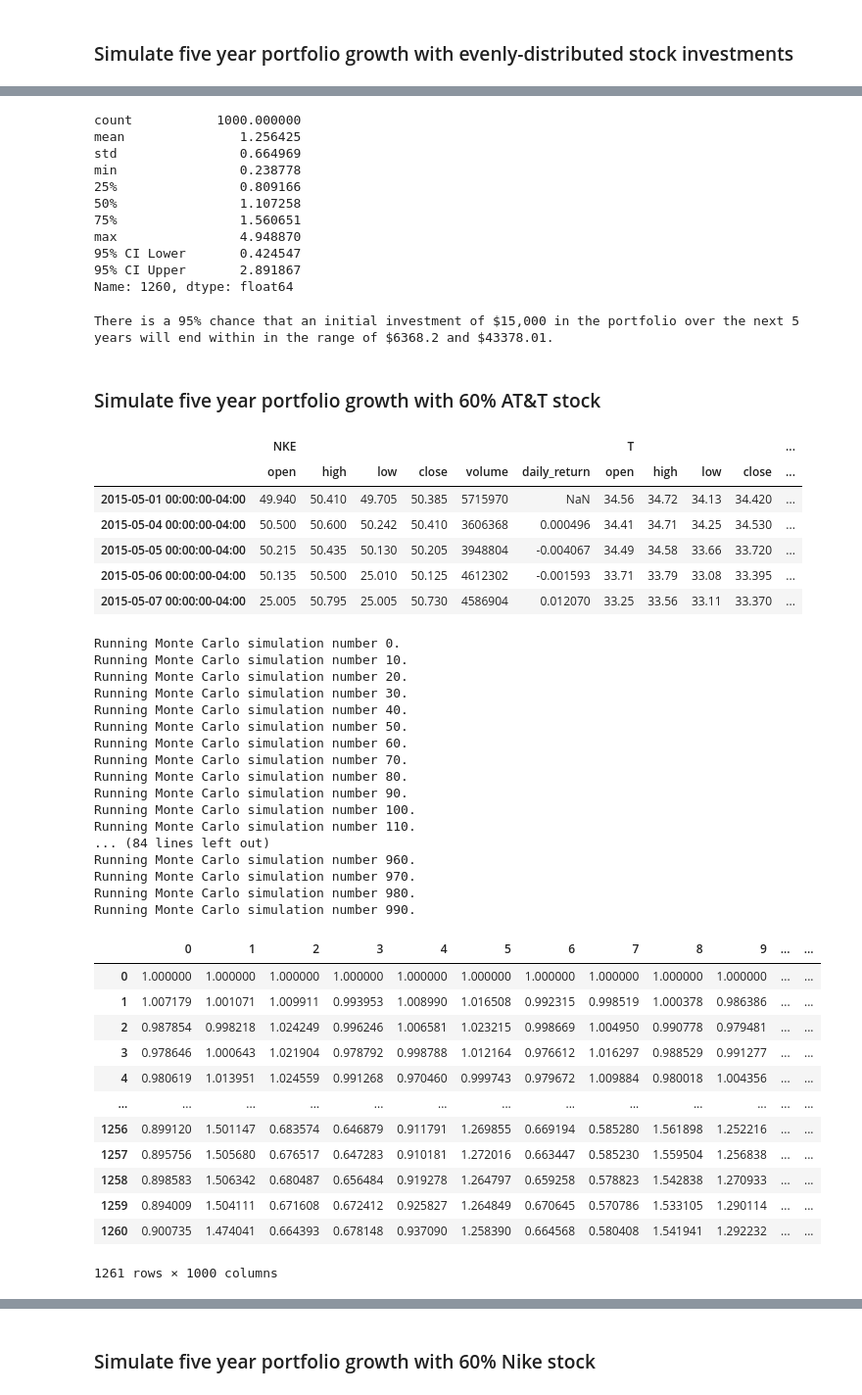
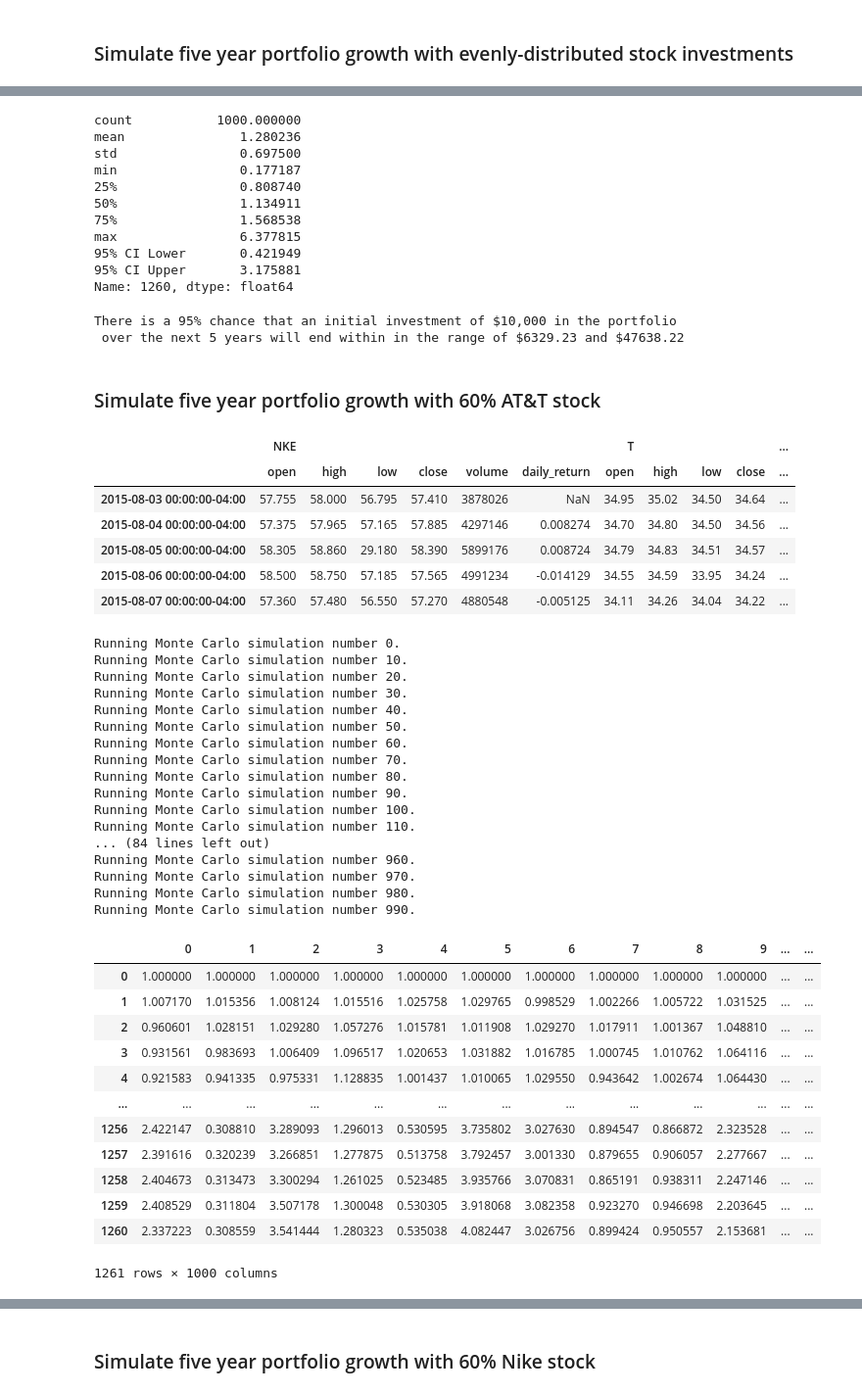
Before and after one commit to KPH3802/Monte_Carlo_Stock_Simulation, a Jupyter notebook: Three_Stock_Monte.ipynb, the cells around one changed output, grey strips where cells are left out. Shown: that part at 98% size. Drawn from its saved outputs; the diff is of its cells as text; code cells hidden in the pictures.

```diff
--- a/Three_Stock_Monte.ipynb
+++ b/Three_Stock_Monte.ipynb
@@ -33,8 +33,8 @@ api = tradeapi.REST(
 timeframe = "1D"
 
 # Set start and end datetimes between now and 5 years ago.
-start_date = pd.Timestamp("2015-05-01", tz="America/New_York").isoformat()
-end_date = pd.Timestamp("2020-05-01", tz="America/New_York").isoformat()
+start_date = pd.Timestamp("2015-08-01", tz="America/New_York").isoformat()
+end_date = pd.Timestamp("2020-08-01", tz="America/New_York").isoformat()
 
 # Set the ticker information
 tickers = ["T","NKE","XOM"]
@@ -130,76 +130,85 @@ dist_plot.get_figure().savefig('Images/MC_fiveyear_dist_plot.png',bbox_inches='t
 # %%
 # Fetch summary statistics from the Monte Carlo simulation results
-# YOUR CODE HERE!
+even_tbl = MC_even_dist.summarize_cumulative_return()
 
 # Print summary statistics
 print(even_tbl)
 # %% [output]
 count           1000.000000
-mean               1.256425
-std                0.664969
-min                0.238778
-25%                0.809166
-50%                1.107258
-75%                1.560651
-max                4.948870
-95% CI Lower       0.424547
-95% CI Upper       2.891867
+mean               1.280236
+std                0.697500
+min                0.177187
+25%                0.808740
+50%                1.134911
+75%                1.568538
+max                6.377815
+95% CI Lower       0.421949
+95% CI Upper       3.175881
 Name: 1260, dtype: float64
 # %%
-# Use the lower and upper `95%` confidence intervals to calculate the range of the possible outcomes of our $15,000 investments stocks
-# YOUR CODE HERE!
+# Use the lower and upper `95%` confidence intervals to calculate the range of the possible outcomes of my $15,000 investments stocks
+ci_lower = round(even_tbl[8]*15000,2)
+ci_upper = round(even_tbl[9]*15000,2)
 
 # Print results
-# YOUR CODE HERE!
+print(f"There is a 95% chance that an initial investment of $10,000 in the portfolio\n"
+      f" over the next 5 years will end within in the range of"
+      f" ${ci_lower} and ${ci_upper}")
 # %% [output]
-There is a 95% chance that an initial investment of $15,000 in the portfolio over the next 5 years will end within in the range of $6368.2 and $43378.01.
+There is a 95% chance that an initial investment of $10,000 in the portfolio
+ over the next 5 years will end within in the range of $6329.23 and $47638.22
 # %% [markdown]
 ### Simulate five year portfolio growth with 60% AT&T stock
 # %%
 # Configure a Monte Carlo simulation to forecast five years cumulative returns with 60% AT&T stock
-# YOUR CODE HERE!
+MC_att = MCSimulation(
+    portfolio_data = df_ticker,
+    weights = [.60,.20,.20],
+    num_simulation = 1000,
+    num_trading_days = 252*5
+)
 
 # Print the simulation input data
 MC_att.portfolio_data.head()
 # %% [output]
 |  | NKE |  |  |  |  |  | T |  |  |  | ... |
 |  | open | high | low | close | volume | daily_return | open | high | low | close | ... |
-| 2015-05-01 00:00:00-04:00 | 49.940 | 50.410 | 49.705 | 50.385 | 5715970 | NaN | 34.56 | 34.72 | 34.13 | 34.420 | ... |
-| 2015-05-04 00:00:00-04:00 | 50.500 | 50.600 | 50.242 | 50.410 | 3606368 | 0.000496 | 34.41 | 34.71 | 34.25 | 34.530 | ... |
-| 2015-05-05 00:00:00-04:00 | 50.215 | 50.435 | 50.130 | 50.205 | 3948804 | -0.004067 | 34.49 | 34.58 | 33.66 | 33.720 | ... |
-| 2015-05-06 00:00:00-04:00 | 50.135 | 50.500 | 25.010 | 50.125 | 4612302 | -0.001593 | 33.71 | 33.79 | 33.08 | 33.395 | ... |
-| 2015-05-07 00:00:00-04:00 | 25.005 | 50.795 | 25.005 | 50.730 | 4586904 | 0.012070 | 33.25 | 33.56 | 33.11 | 33.370 | ... |
+| 2015-08-03 00:00:00-04:00 | 57.755 | 58.000 | 56.795 | 57.410 | 3878026 | NaN | 34.95 | 35.02 | 34.50 | 34.64 | ... |
+| 2015-08-04 00:00:00-04:00 | 57.375 | 57.965 | 57.165 | 57.885 | 4297146 | 0.008274 | 34.70 | 34.80 | 34.50 | 34.56 | ... |
+| 2015-08-05 00:00:00-04:00 | 58.305 | 58.860 | 29.180 | 58.390 | 5899176 | 0.008724 | 34.79 | 34.83 | 34.51 | 34.57 | ... |
+| 2015-08-06 00:00:00-04:00 | 58.500 | 58.750 | 57.185 | 57.565 | 4991234 | -0.014129 | 34.55 | 34.59 | 33.95 | 34.24 | ... |
+| 2015-08-07 00:00:00-04:00 | 57.360 | 57.480 | 56.550 | 57.270 | 4880548 | -0.005125 | 34.11 | 34.26 | 34.04 | 34.22 | ... |
 # %%
 # Run a Monte Carlo simulation to forecast five years cumulative returns with 60% AT&T stock
-# YOUR CODE HERE!
+MC_att.calc_cumulative_return()
 # %% [output]
 Running Monte Carlo simulation number 0.
 Running Monte Carlo simulation number 10.
 Running Monte Carlo simulation number 20.
 Running Monte Carlo simulation number 30.
 Running Monte Carlo simulation number 40.
 Running Monte Carlo simulation number 50.
 Running Monte Carlo simulation number 60.
 Running Monte Carlo simulation number 70.
 Running Monte Carlo simulation number 80.
 Running Monte Carlo simulation number 90.
 Running Monte Carlo simulation number 100.
 Running Monte Carlo simulation number 110.
 ... (84 lines left out)
 Running Monte Carlo simulation number 960.
 Running Monte Carlo simulation number 970.
 Running Monte Carlo simulation number 980.
 Running Monte Carlo simulation number 990.
 |  | 0 | 1 | 2 | 3 | 4 | 5 | 6 | 7 | 8 | 9 | ... | ... |
 | 0 | 1.000000 | 1.000000 | 1.000000 | 1.000000 | 1.000000 | 1.000000 | 1.000000 | 1.000000 | 1.000000 | 1.000000 | ... | ... |
-| 1 | 1.007179 | 1.001071 | 1.009911 | 0.993953 | 1.008990 | 1.016508 | 0.992315 | 0.998519 | 1.000378 | 0.986386 | ... | ... |
-| 2 | 0.987854 | 0.998218 | 1.024249 | 0.996246 | 1.006581 | 1.023215 | 0.998669 | 1.004950 | 0.990778 | 0.979481 | ... | ... |
-| 3 | 0.978646 | 1.000643 | 1.021904 | 0.978792 | 0.998788 | 1.012164 | 0.976612 | 1.016297 | 0.988529 | 0.991277 | ... | ... |
-| 4 | 0.980619 | 1.013951 | 1.024559 | 0.991268 | 0.970460 | 0.999743 | 0.979672 | 1.009884 | 0.980018 | 1.004356 | ... | ... |
+| 1 | 1.007170 | 1.015356 | 1.008124 | 1.015516 | 1.025758 | 1.029765 | 0.998529 | 1.002266 | 1.005722 | 1.031525 | ... | ... |
+| 2 | 0.960601 | 1.028151 | 1.029280 | 1.057276 | 1.015781 | 1.011908 | 1.029270 | 1.017911 | 1.001367 | 1.048810 | ... | ... |
+| 3 | 0.931561 | 0.983693 | 1.006409 | 1.096517 | 1.020653 | 1.031882 | 1.016785 | 1.000745 | 1.010762 | 1.064116 | ... | ... |
+| 4 | 0.921583 | 0.941335 | 0.975331 | 1.128835 | 1.001437 | 1.010065 | 1.029550 | 0.943642 | 1.002674 | 1.064430 | ... | ... |
 | ... | ... | ... | ... | ... | ... | ... | ... | ... | ... | ... | ... | ... |
-| 1256 | 0.899120 | 1.501147 | 0.683574 | 0.646879 | 0.911791 | 1.269855 | 0.669194 | 0.585280 | 1.561898 | 1.252216 | ... | ... |
-| 1257 | 0.895756 | 1.505680 | 0.676517 | 0.647283 | 0.910181 | 1.272016 | 0.663447 | 0.585230 | 1.559504 | 1.256838 | ... | ... |
-| 1258 | 0.898583 | 1.506342 | 0.680487 | 0.656484 | 0.919278 | 1.264797 | 0.659258 | 0.578823 | 1.542838 | 1.270933 | ... | ... |
-| 1259 | 0.894009 | 1.504111 | 0.671608 | 0.672412 | 0.925827 | 1.264849 | 0.670645 | 0.570786 | 1.533105 | 1.290114 | ... | ... |
-| 1260 | 0.900735 | 1.474041 | 0.664393 | 0.678148 | 0.937090 | 1.258390 | 0.664568 | 0.580408 | 1.541941 | 1.292232 | ... | ... |
+| 1256 | 2.422147 | 0.308810 | 3.289093 | 1.296013 | 0.530595 | 3.735802 | 3.027630 | 0.894547 | 0.866872 | 2.323528 | ... | ... |
+| 1257 | 2.391616 | 0.320239 | 3.266851 | 1.277875 | 0.513758 | 3.792457 | 3.001330 | 0.879655 | 0.906057 | 2.277667 | ... | ... |
+| 1258 | 2.404673 | 0.313473 | 3.300294 | 1.261025 | 0.523485 | 3.935766 | 3.070831 | 0.865191 | 0.938311 | 2.247146 | ... | ... |
+| 1259 | 2.408529 | 0.311804 | 3.507178 | 1.300048 | 0.530305 | 3.918068 | 3.082358 | 0.923270 | 0.946698 | 2.203645 | ... | ... |
+| 1260 | 2.337223 | 0.308559 | 3.541444 | 1.280323 | 0.535038 | 4.082447 | 3.026756 | 0.899424 | 0.950557 | 2.153681 | ... | ... |
 1261 rows × 1000 columns
```
Also changed, not shown: parts of 32 cells of this notebook, 8 other files.
